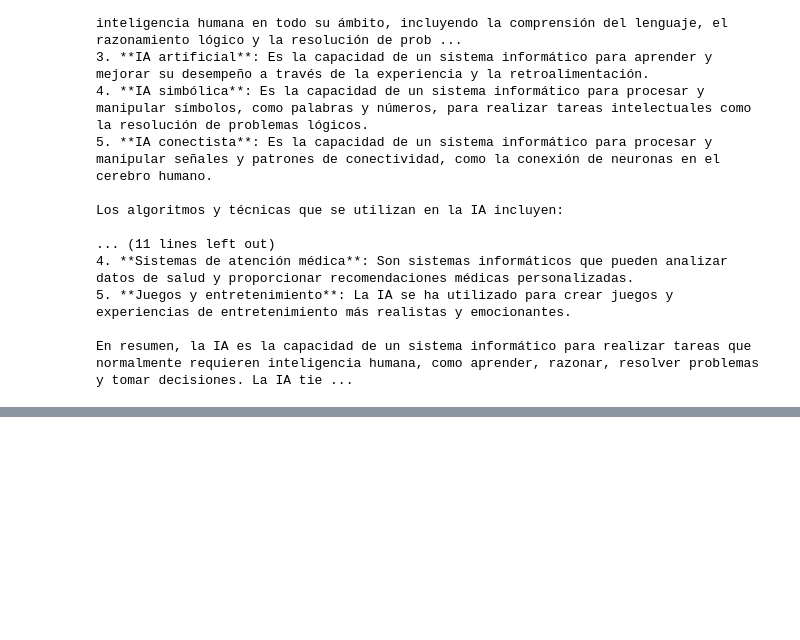
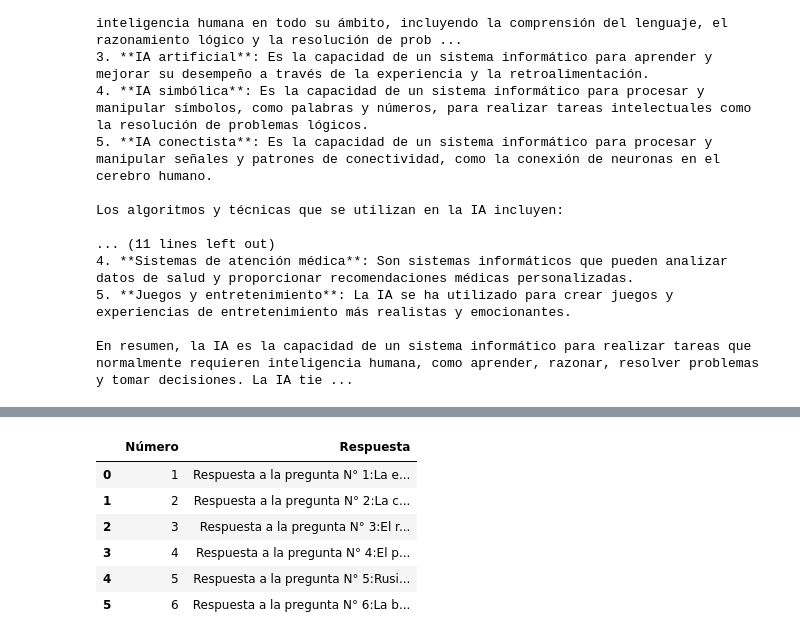
Before and after one commit to Rafael-Diaz-O/Python_pratica, a Jupyter notebook: Untitled3.ipynb, the cells around one changed output, grey strips where cells are left out. Saved outputs shown, nothing was run; the diff lists cells and outputs as text; code cells hidden in the pictures; blank space fills up the shorter version.

```diff
--- a/Untitled3.ipynb
+++ b/Untitled3.ipynb
@@ -963,0 +1201,14 @@ Es importante destacar que la IA no es una sola entidad, sino un conjunto de tec
+# %%
+#5
+
+df = pd.read_csv("/content/respuesta.csv")
+# %%
+df
+# %% [output]
+|  | Número | Respuesta |
+| 0 | 1 | Respuesta a la pregunta N° 1:La e... |
+| 1 | 2 | Respuesta a la pregunta N° 2:La c... |
+| 2 | 3 | Respuesta a la pregunta N° 3:El r... |
+| 3 | 4 | Respuesta a la pregunta N° 4:El p... |
+| 4 | 5 | Respuesta a la pregunta N° 5:Rusi... |
+| 5 | 6 | Respuesta a la pregunta N° 6:La b... |
```
Also changed, not shown: parts of 30 cells of this notebook.
